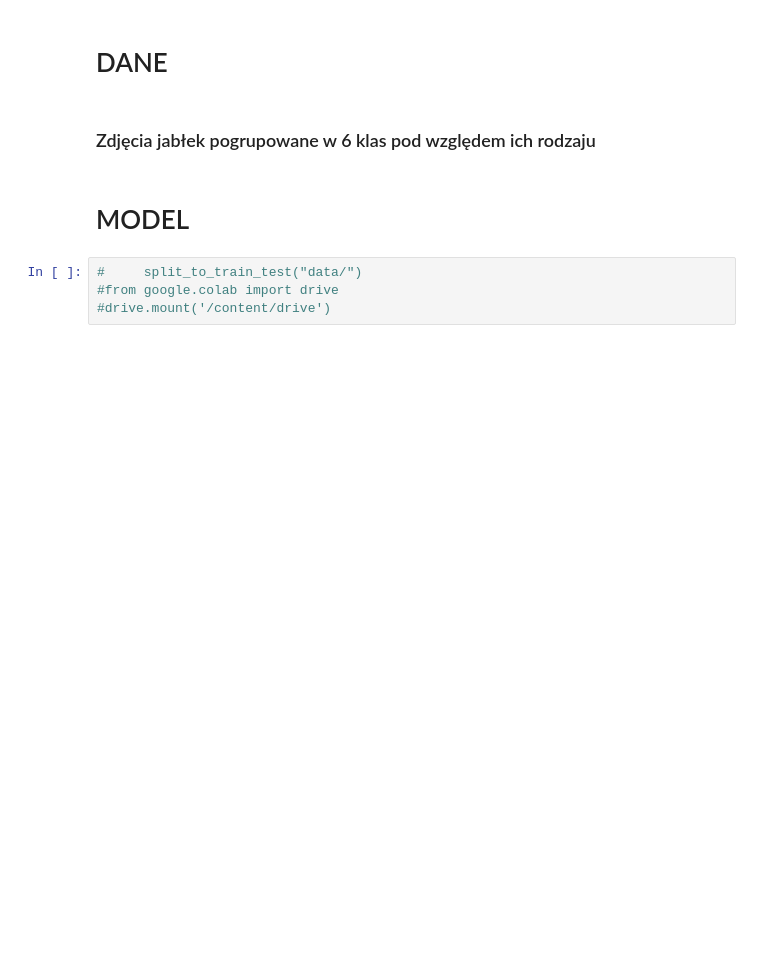
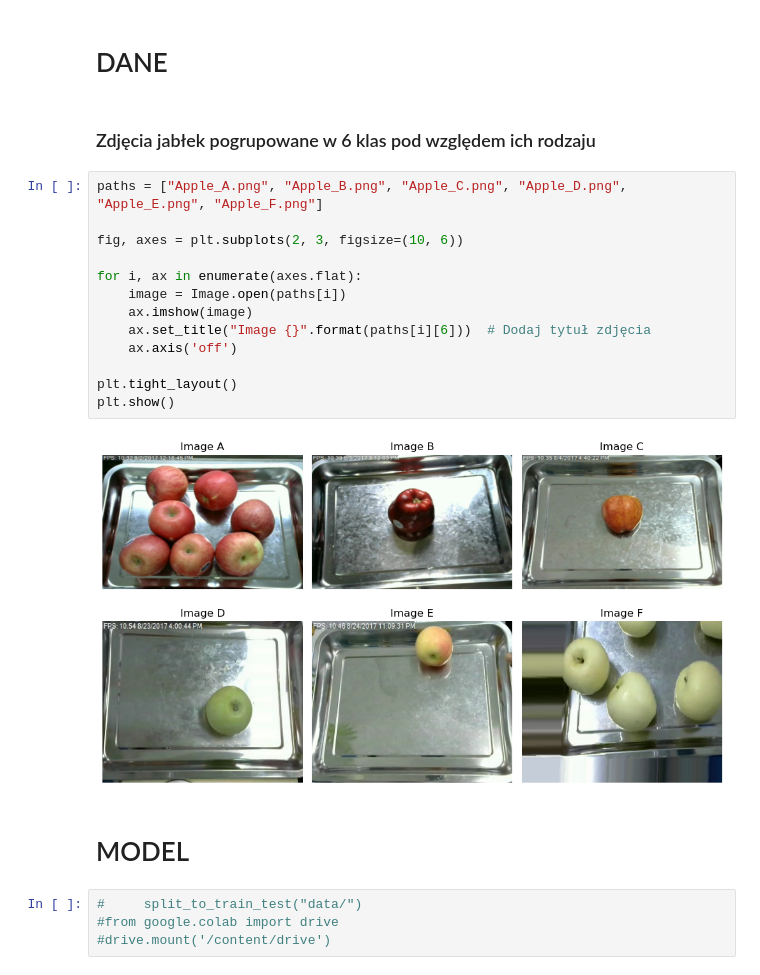
Before and after one commit to infoshareacademy/jdszr9-data_hunters, a Jupyter notebook: 4 Deep Learning - Types of apples/Presentation.ipynb, the cells around one changed output. Saved outputs shown, nothing was run; the diff lists cells and outputs as text; blank space fills up the shorter version.

```diff
--- a/4 Deep Learning - Types of apples/Presentation.ipynb
+++ b/4 Deep Learning - Types of apples/Presentation.ipynb
@@ -92,6 +72,21 @@ def show_photo(img, category):
 # DANE
 # %% [markdown]
 ### Zdjęcia jabłek pogrupowane w 6 klas pod względem ich rodzaju
+# %%
+paths = ["Apple_A.png", "Apple_B.png", "Apple_C.png", "Apple_D.png", "Apple_E.png", "Apple_F.png"]
+
+fig, axes = plt.subplots(2, 3, figsize=(10, 6))
+
+for i, ax in enumerate(axes.flat):
+    image = Image.open(paths[i])
+    ax.imshow(image)
+    ax.set_title("Image {}".format(paths[i][6]))  # Dodaj tytuł zdjęcia
+    ax.axis('off')
+
+plt.tight_layout()
+plt.show()
+# %% [output]
+[figure, added]
 # %% [markdown]
 # MODEL
 # %%
```
Also changed, not shown: parts of 2 cells of this notebook, 2 other files.
